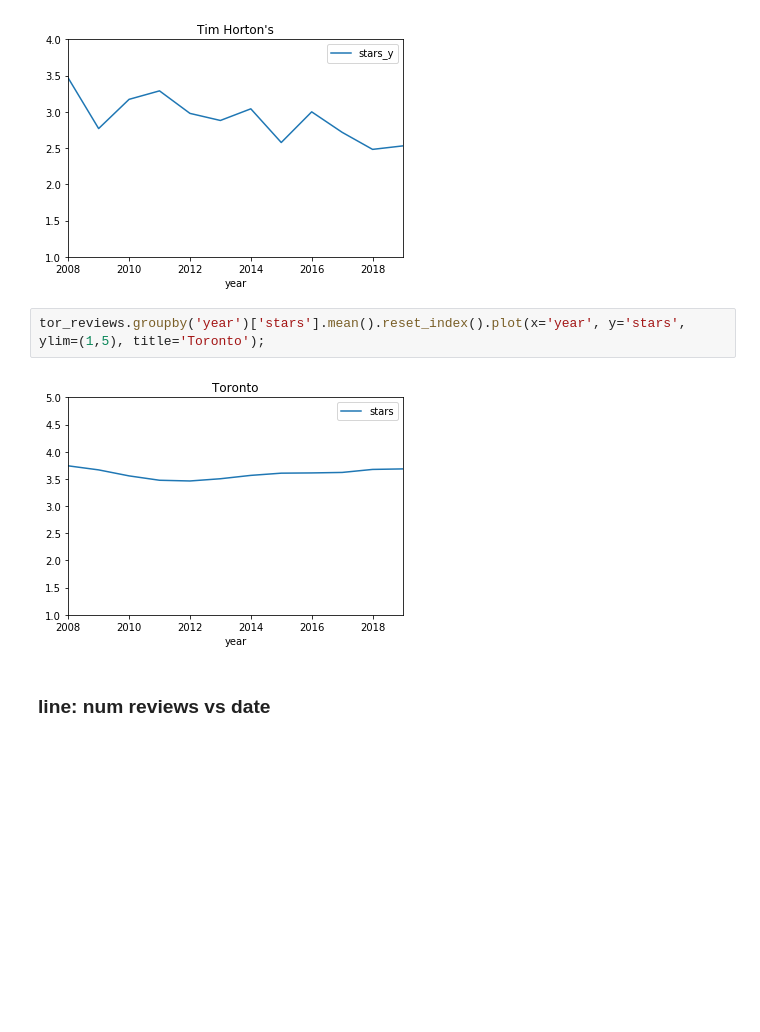
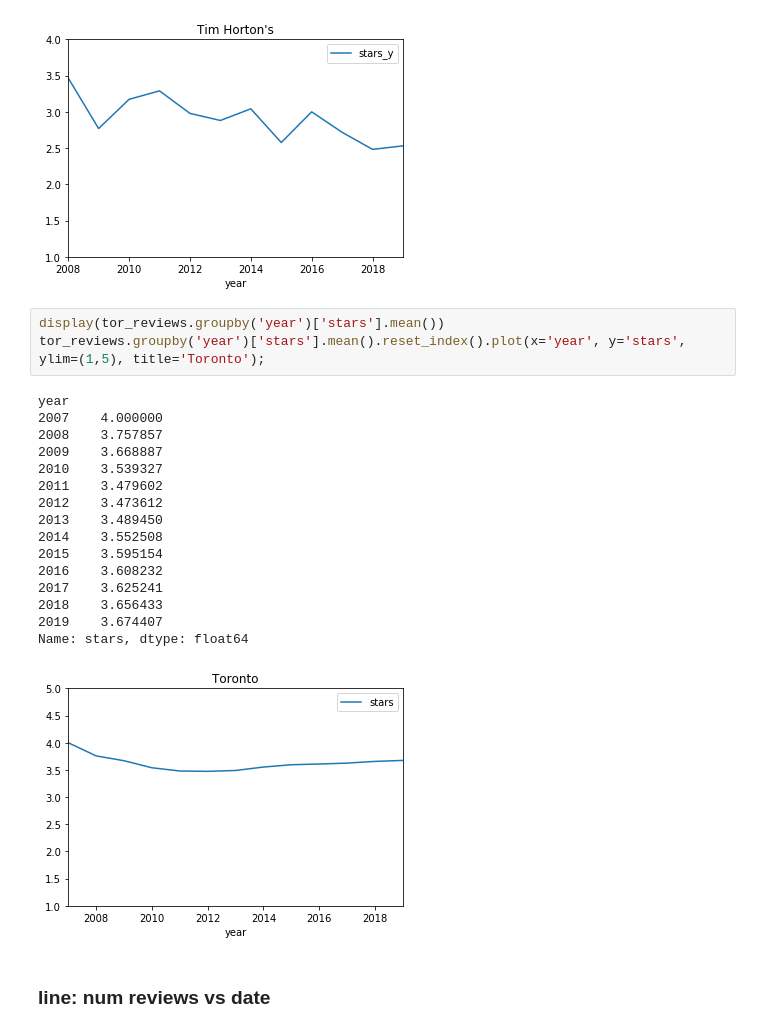
Before and after one commit to dliu9999/DSC106-Final-Project, a Jupyter notebook: yelp.ipynb, the cells around one changed output. Drawn from its saved outputs; the diff is of its cells as text; blank space fills up the shorter version.

```diff
--- a/yelp.ipynb
+++ b/yelp.ipynb
@@ -141,9 +141,25 @@ year
 Name: stars_y, dtype: float64
 [figure]
 # %%
+display(tor_reviews.groupby('year')['stars'].mean())
 tor_reviews.groupby('year')['stars'].mean().reset_index().plot(x='year', y='stars', ylim=(1,5), title='Toronto');
 # %% [output]
+year
+2007    4.000000
+2008    3.757857
+2009    3.668887
+2010    3.539327
+2011    3.479602
+2012    3.473612
+2013    3.489450
+2014    3.552508
+2015    3.595154
+2016    3.608232
+2017    3.625241
+2018    3.656433
+2019    3.674407
+Name: stars, dtype: float64
-[figure, old version]
+[figure, new version]
 # %% [markdown]
 ### line: num reviews vs date
 # %%
```
Also changed, not shown: parts of 5 cells of this notebook, 1 other file.
